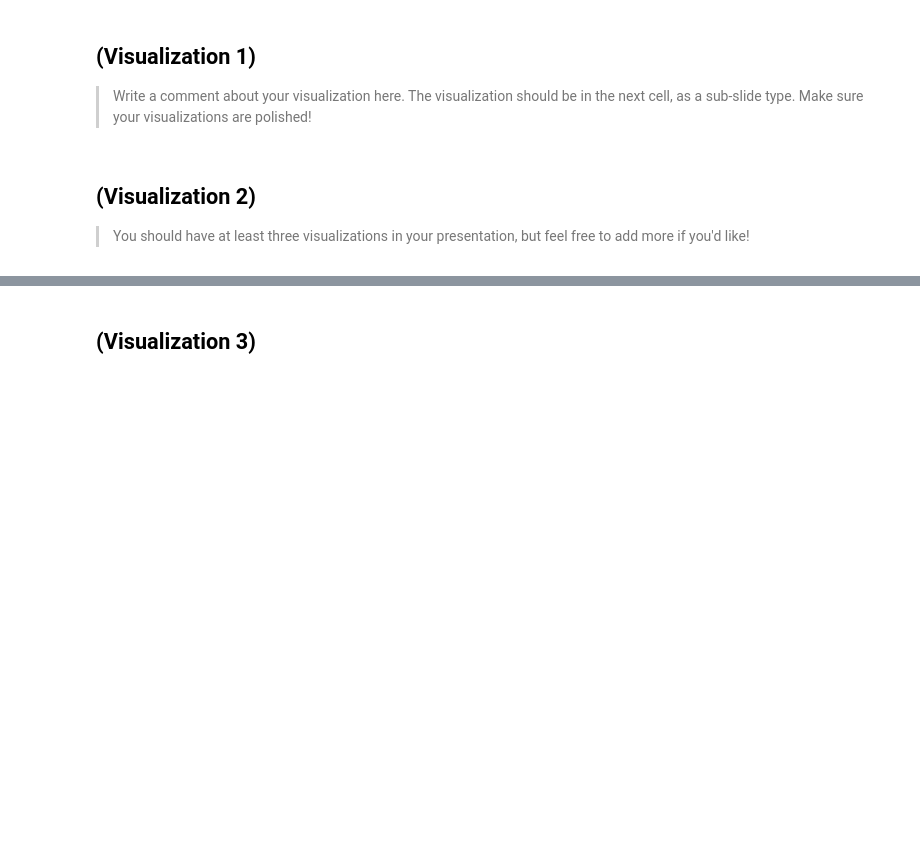
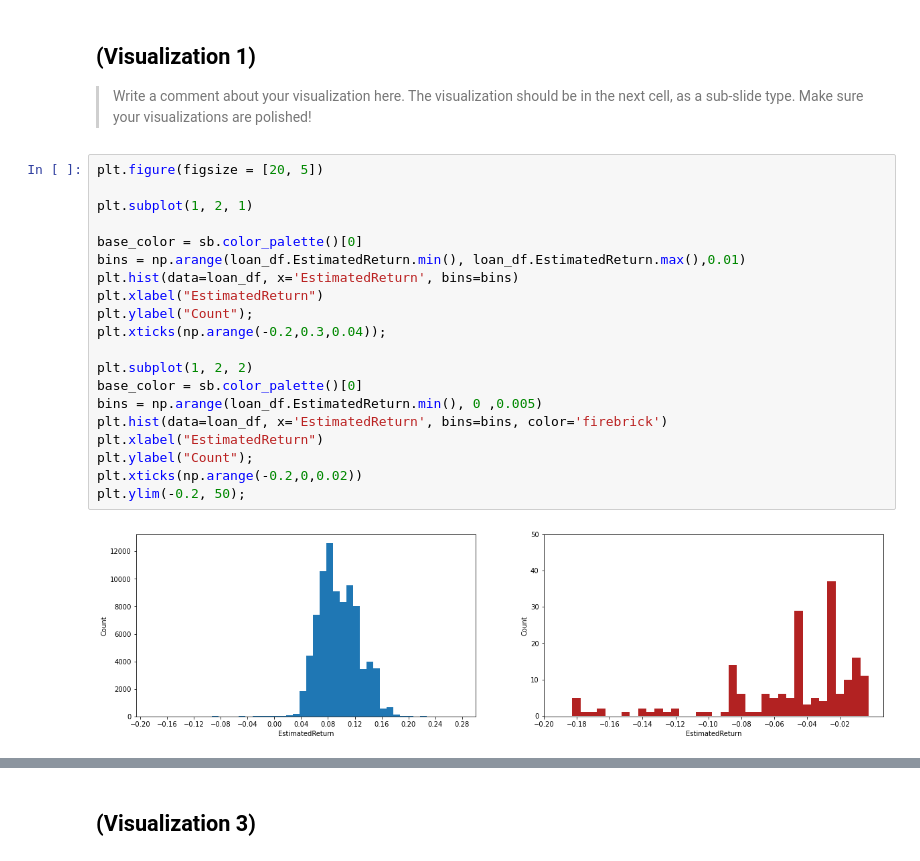
Before and after one commit to maleksaati/communicate-data-project, a Jupyter notebook: slide_deck.ipynb, the cells around one changed output, grey strips where cells are left out. Cells and saved outputs as stored; diff of their text form; blank space fills up the shorter version.

```diff
--- a/slide_deck.ipynb
+++ b/slide_deck.ipynb
@@ -32,8 +32,25 @@ that when the notebook is rendered as http slides, those cells won't show up.
 
 > Write a comment about your visualization here. The visualization should be in
 the next cell, as a sub-slide type. Make sure your visualizations are polished!
-# %% [markdown]
-## (Visualization 2)
-
-> You should have at least three visualizations in your presentation,
-but feel free to add more if you'd like!
+# %%
+plt.figure(figsize = [20, 5])
+
+plt.subplot(1, 2, 1)
+
+base_color = sb.color_palette()[0]
+bins = np.arange(loan_df.EstimatedReturn.min(), loan_df.EstimatedReturn.max(),0.01)
+plt.hist(data=loan_df, x='EstimatedReturn', bins=bins)
+plt.xlabel("EstimatedReturn")
+plt.ylabel("Count");
+plt.xticks(np.arange(-0.2,0.3,0.04));
+
+plt.subplot(1, 2, 2)
+base_color = sb.color_palette()[0]
+bins = np.arange(loan_df.EstimatedReturn.min(), 0 ,0.005)
+plt.hist(data=loan_df, x='EstimatedReturn', bins=bins, color='firebrick')
+plt.xlabel("EstimatedReturn")
+plt.ylabel("Count");
+plt.xticks(np.arange(-0.2,0,0.02))
+plt.ylim(-0.2, 50);
+# %% [output]
+[figure, added]
```
Also changed, not shown: parts of 9 cells of this notebook, 1 other file.
